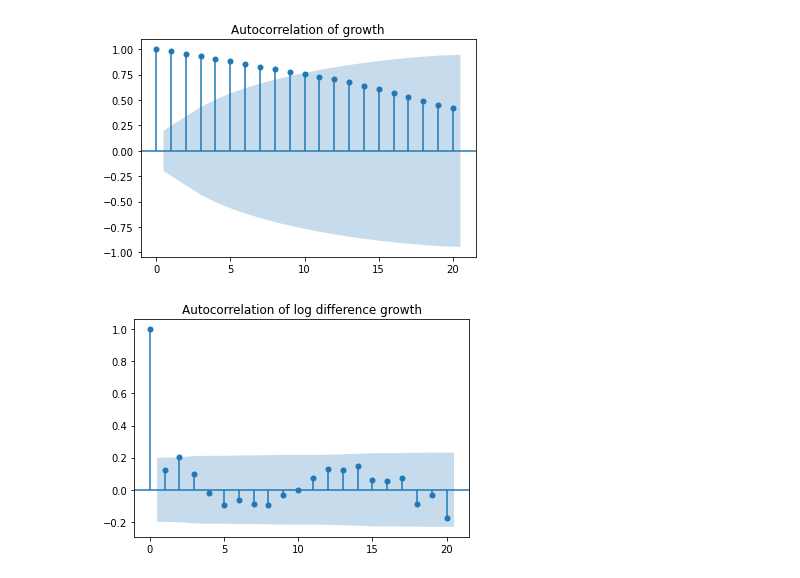
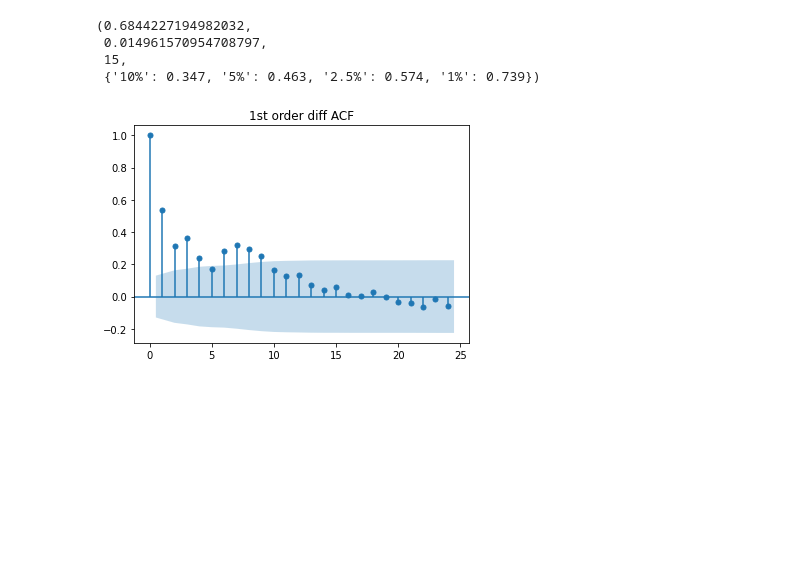
Before and after one commit to xuaisha208/MCF, a Jupyter notebook: Q2.ipynb, the cells around one changed output. Saved outputs shown, nothing was run; the diff lists cells and outputs as text; code cells hidden in the pictures; blank space fills up the shorter version.

```diff
--- a/Q2.ipynb
+++ b/Q2.ipynb
@@ -30,0 +13,8 @@ df
+# %%
+data = pd.read_csv('TB3MS.csv')
+data['DATE'] = pd.to_datetime(data['DATE'])
+data = data.set_index('DATE')
+data = data['2000-01-01':'2019-01-01']
+plt.plot(data)
+plt.title('Time series plot of TB3MS')
+plt.show()
@@ -30,0 +23,6 @@ df
+# %%
+data_diff = data.diff().dropna()
+data_diff2 = data.diff().dropna().diff().dropna()
+plt.plot(data_diff)
+plt.title('Time series plot of difference of TB3MS')
+plt.show()
@@ -31,13 +59,13 @@ df
+# %%
+kpss(data)
+# %% [output]
+(0.6844227194982032,
+ 0.014961570954708797,
+ 15,
+ {'10%': 0.347, '5%': 0.463, '2.5%': 0.574, '1%': 0.739})
 # %%
-plot_acf(growth)
-plt.title("Autocorrelation of growth")
+plot_acf(data_diff)
+plt.title('1st order diff ACF')
 plt.show()
 # %% [output]
-[figure, old version]
+[figure, new version]
-# %%
-log_diff_growth = np.log(growth).diff().dropna()
-plot_acf(log_diff_growth)
-plt.title("Autocorrelation of log difference growth")
-plt.show()
-# %% [output]
-[figure, removed]
```
Also changed, not shown: parts of 58 cells of this notebook, 2 other files.
